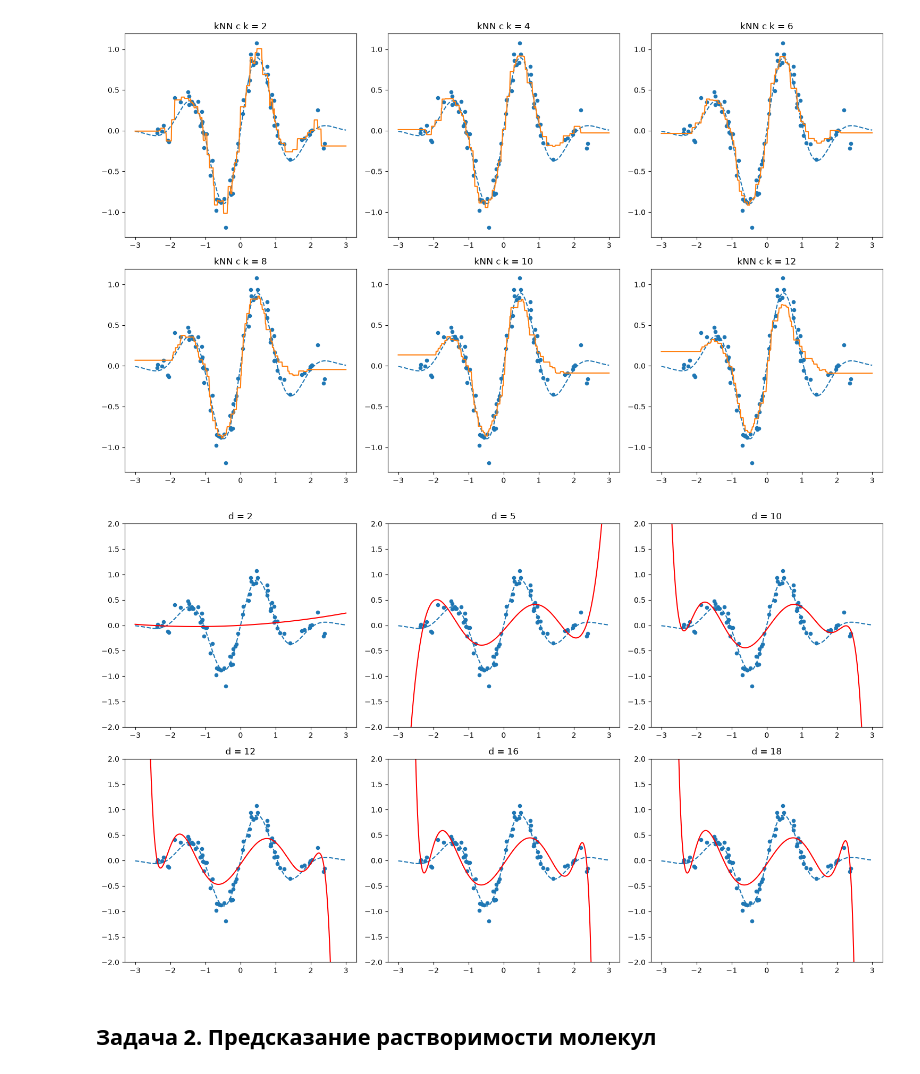
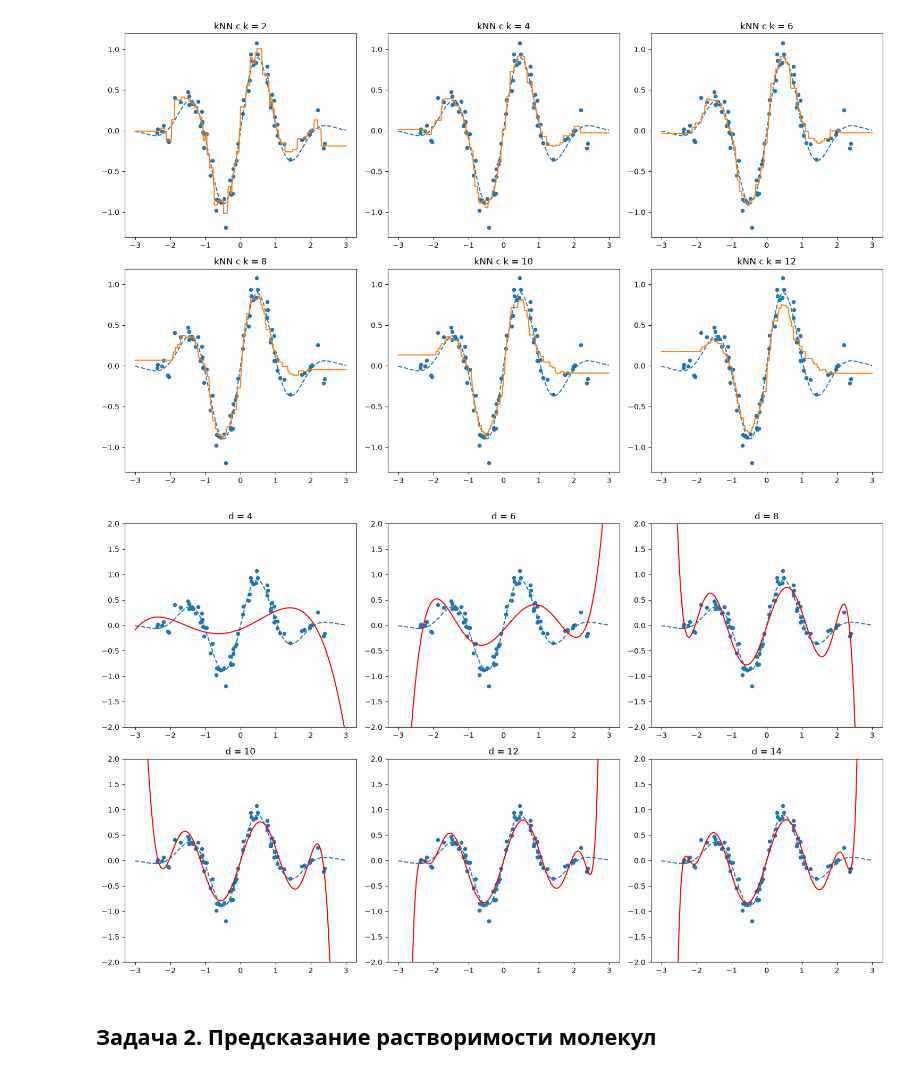
Before and after one commit to Art-Anastasia/sirius-machine-learning-2026, a Jupyter notebook: Homeworks/HW2_kNN_LinReg.ipynb, the cells around one changed output. Saved outputs shown, nothing was run; the diff lists cells and outputs as text; code cells hidden in the pictures.

```diff
--- a/Homeworks/HW2_kNN_LinReg.ipynb
+++ b/Homeworks/HW2_kNN_LinReg.ipynb
@@ -85,9 +85,9 @@ y_knn_pred = pipe_KNN.predict(x.reshape(-1, 1))
 
 
 pipe_pr = Pipeline([
-    ('poly', PolynomialFeatures(degree=12)),
+    ('poly', PolynomialFeatures(degree=10)),
     ('scale', StandardScaler()),
-    ('reg', RidgeCV()),
+    ('reg', RidgeCV(alphas=[0.001, 0.01, 0.1, 1, 10])),
 ])
 
 pipe_pr.fit(x_train.reshape(-1, 1), y_train)
@@ -133,33 +133,33 @@ plt.show()
 [figure]
 # %%
 fig, axes = plt.subplots(2, 3, figsize=(15, 9))
-d_list = [2, 5, 10, 12, 16, 18]
+d_list = [4, 6, 8, 10, 12, 14]
 
 
 for n, d in enumerate(d_list):
     i = n%3
     j = n//3
 
     pipe_pr = Pipeline([
     ('poly', PolynomialFeatures(degree=d)),
     ('scale', StandardScaler()),
-    ('reg', RidgeCV()),
+    ('reg', RidgeCV(alphas=[0.001, 0.01, 0.1, 1, 10])),
     ])
 
     pipe_pr.fit(x_train.reshape(-1, 1), y_train)
     y_pr_pred = pipe_pr.predict(x.reshape(-1, 1))
 
     axes[j, i].plot(x, y, '--')
     axes[j, i].scatter(x_train, y_train, s=20)
     axes[j, i].plot(x, y_pr_pred, color="red")
     axes[j, i].set_title(f'd = {d}')
     axes[j, i].set_ylim([-2, 2])
 
 
 fig.tight_layout()
 plt.show()
 # %% [output]
-[figure, old version]
+[figure, new version]
 # %% [markdown]
 ## Задача 2. Предсказание растворимости молекул
 # %% [markdown]
```
Also changed, not shown: parts of 4 cells of this notebook, 2 other files.
